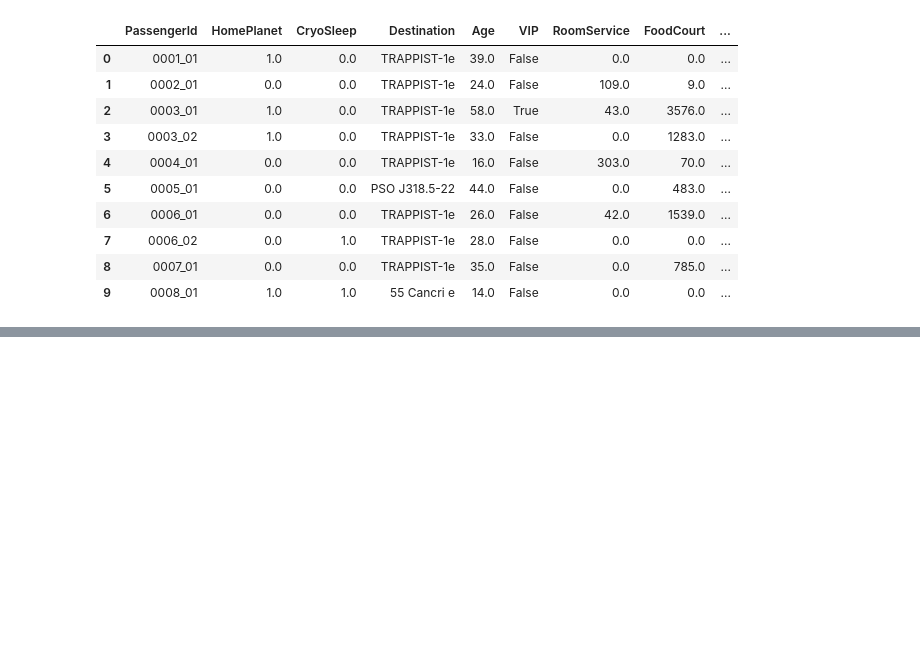
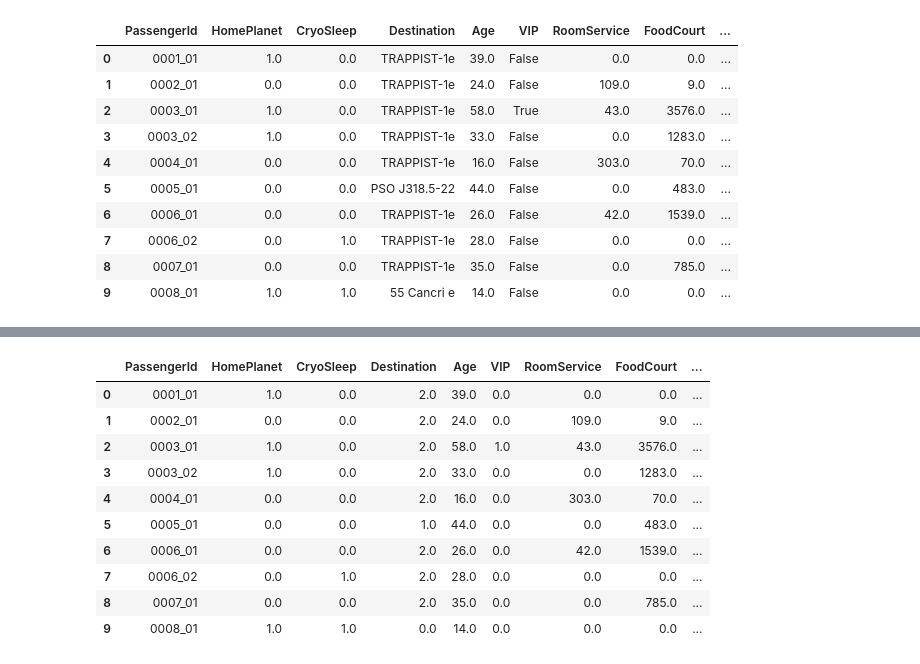
Before and after one commit to Gugah007/Projeto-ML-Classificacao-Spaceship-Titanic-em-Python, a Jupyter notebook: SpaceTitanic.ipynb, the cells around one changed output, grey strips where cells are left out. Saved outputs shown, nothing was run; the diff lists cells and outputs as text; code cells hidden in the pictures; blank space fills up the shorter version.

```diff
--- a/SpaceTitanic.ipynb
+++ b/SpaceTitanic.ipynb
@@ -355,0 +407,23 @@ plt.show()
+# %%
+# Separamos o df_total em treino e teste novamente através da coluna fold
+df_treino = df_total[df_total['fold'] == 1].copy()
+df_teste = df_total[df_total['fold'] == 2].copy()
+
+# Apagamos a coluna fold do treino e teste e a transported do teste
+df_treino.drop(columns = "fold", inplace = True)
+df_teste.drop(columns = ["fold", "Transported"], inplace = True)
+# %%
+# Visualizando o dataset de treino
+df_treino.head(10)
+# %% [output]
+|  | PassengerId | HomePlanet | CryoSleep | Destination | Age | VIP | RoomService | FoodCourt | ... |
+| 0 | 0001_01 | 1.0 | 0.0 | 2.0 | 39.0 | 0.0 | 0.0 | 0.0 | ... |
+| 1 | 0002_01 | 0.0 | 0.0 | 2.0 | 24.0 | 0.0 | 109.0 | 9.0 | ... |
+| 2 | 0003_01 | 1.0 | 0.0 | 2.0 | 58.0 | 1.0 | 43.0 | 3576.0 | ... |
+| 3 | 0003_02 | 1.0 | 0.0 | 2.0 | 33.0 | 0.0 | 0.0 | 1283.0 | ... |
+| 4 | 0004_01 | 0.0 | 0.0 | 2.0 | 16.0 | 0.0 | 303.0 | 70.0 | ... |
+| 5 | 0005_01 | 0.0 | 0.0 | 1.0 | 44.0 | 0.0 | 0.0 | 483.0 | ... |
+| 6 | 0006_01 | 0.0 | 0.0 | 2.0 | 26.0 | 0.0 | 42.0 | 1539.0 | ... |
+| 7 | 0006_02 | 0.0 | 1.0 | 2.0 | 28.0 | 0.0 | 0.0 | 0.0 | ... |
+| 8 | 0007_01 | 0.0 | 0.0 | 2.0 | 35.0 | 0.0 | 0.0 | 785.0 | ... |
+| 9 | 0008_01 | 1.0 | 1.0 | 0.0 | 14.0 | 0.0 | 0.0 | 0.0 | ... |
```
Also changed, not shown: parts of 28 cells of this notebook.
